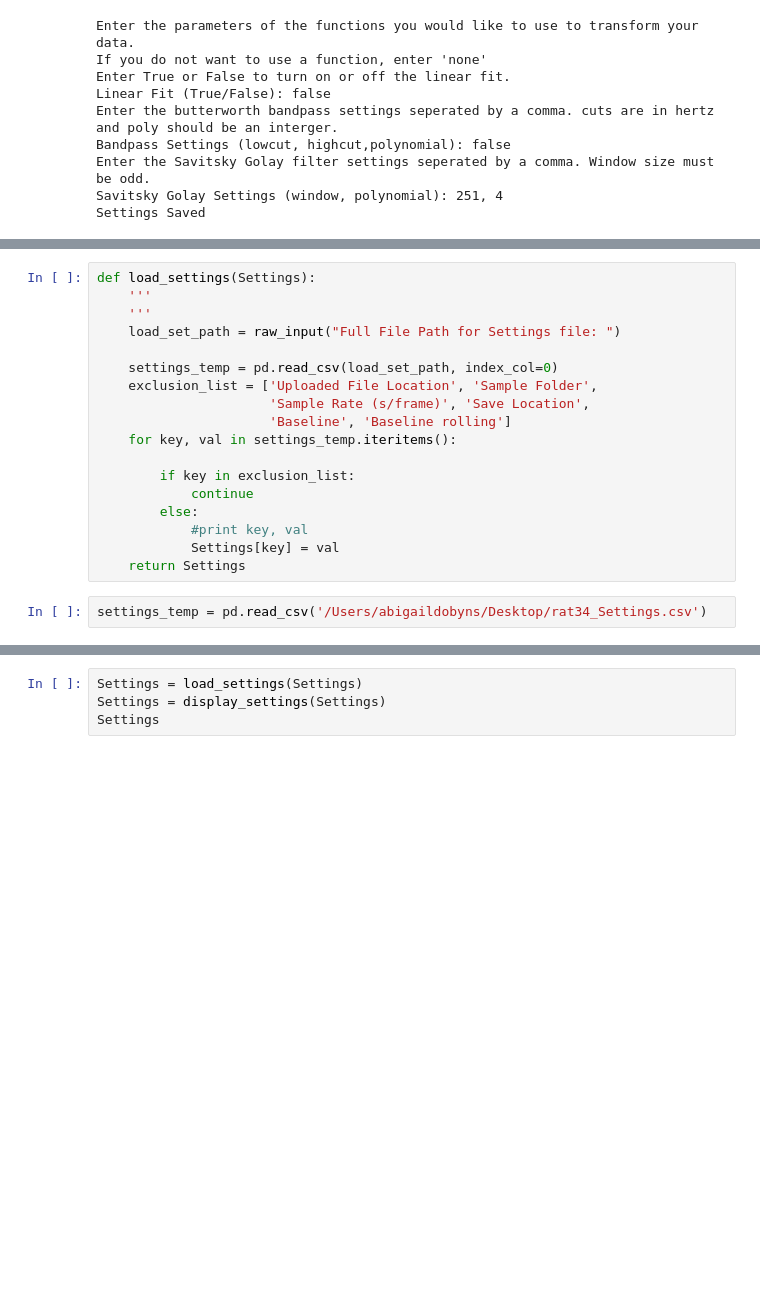
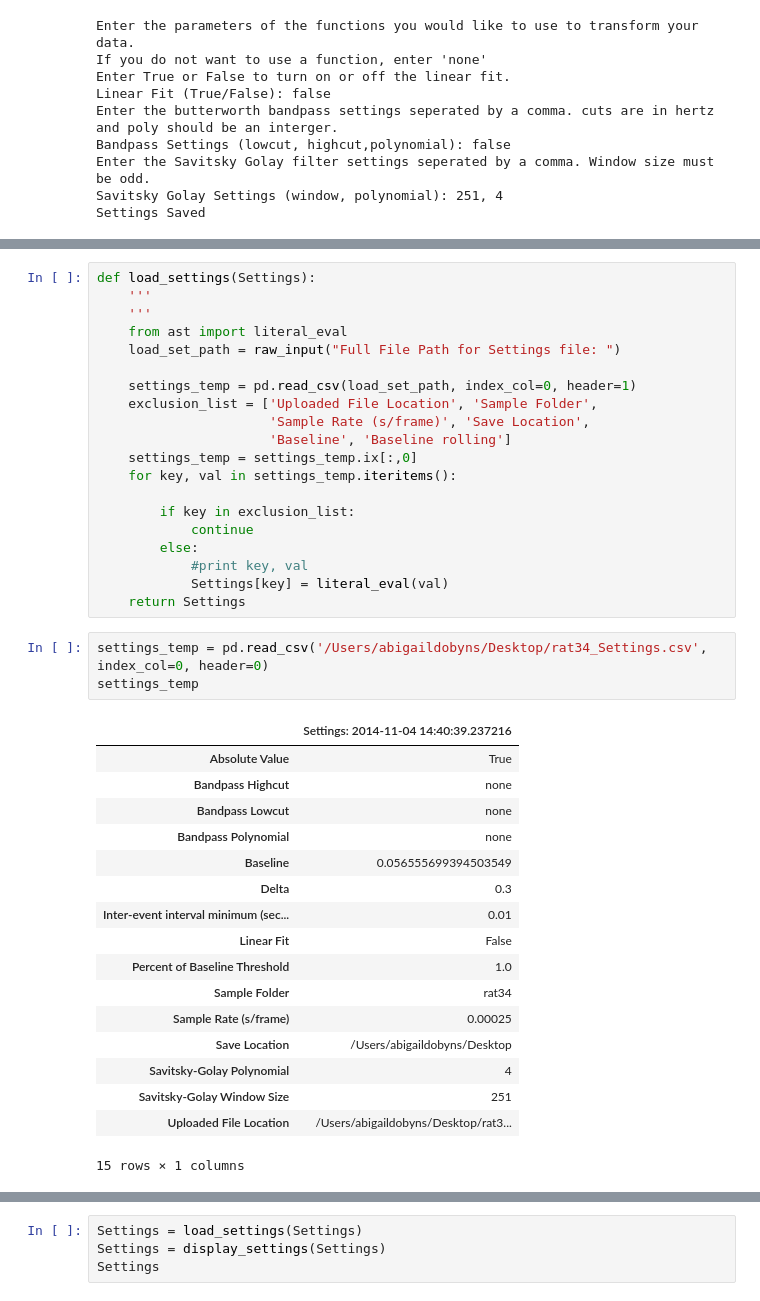
Before and after one commit to drcgw/bass, a Jupyter notebook: SWAN.ipynb, the cells around one changed output, grey strips where cells are left out. Saved outputs shown, nothing was run; the diff lists cells and outputs as text; blank space fills up the shorter version.

Commit message:
load fix
ok, got the load to work correctly, just needed to change it to a
series instead of a data frame. however, it now imports everything as a
text string.
#19502469770330

```diff
--- a/SWAN.ipynb
+++ b/SWAN.ipynb
@@ -1045,19 +1052,40 @@ Settings Saved
 def load_settings(Settings):
     '''
     '''
+    from ast import literal_eval
     load_set_path = raw_input("Full File Path for Settings file: ")
 
-    settings_temp = pd.read_csv(load_set_path, index_col=0)
+    settings_temp = pd.read_csv(load_set_path, index_col=0, header=1)
     exclusion_list = ['Uploaded File Location', 'Sample Folder',
                       'Sample Rate (s/frame)', 'Save Location',
                       'Baseline', 'Baseline rolling']
+    settings_temp = settings_temp.ix[:,0]
     for key, val in settings_temp.iteritems():
 
         if key in exclusion_list:
             continue
         else:
             #print key, val
-            Settings[key] = val
+            Settings[key] = literal_eval(val)
     return Settings
 # %%
-settings_temp = pd.read_csv('/Users/abigaildobyns/Desktop/rat34_Settings.csv')
+settings_temp = pd.read_csv('/Users/abigaildobyns/Desktop/rat34_Settings.csv', index_col=0, header=0)
+settings_temp
+# %% [output]
+|  | Settings: 2014-11-04 14:40:39.237216 |
+| Absolute Value | True |
+| Bandpass Highcut | none |
+| Bandpass Lowcut | none |
+| Bandpass Polynomial | none |
+| Baseline | 0.056555699394503549 |
+| Delta | 0.3 |
+| Inter-event interval minimum (sec... | 0.01 |
+| Linear Fit | False |
+| Percent of Baseline Threshold | 1.0 |
+| Sample Folder | rat34 |
+| Sample Rate (s/frame) | 0.00025 |
+| Save Location | /Users/abigaildobyns/Desktop |
+| Savitsky-Golay Polynomial | 4 |
+| Savitsky-Golay Window Size | 251 |
+| Uploaded File Location | /Users/abigaildobyns/Desktop/rat3... |
+15 rows × 1 columns
```
Also changed, not shown: parts of 7 cells of this notebook.
